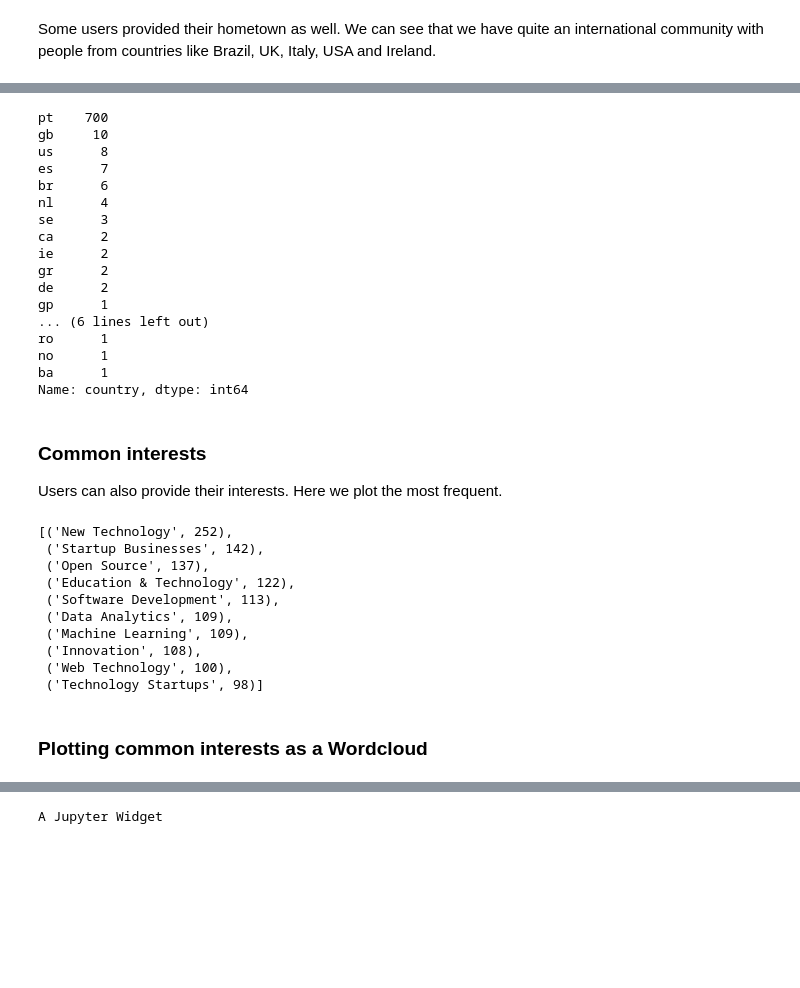
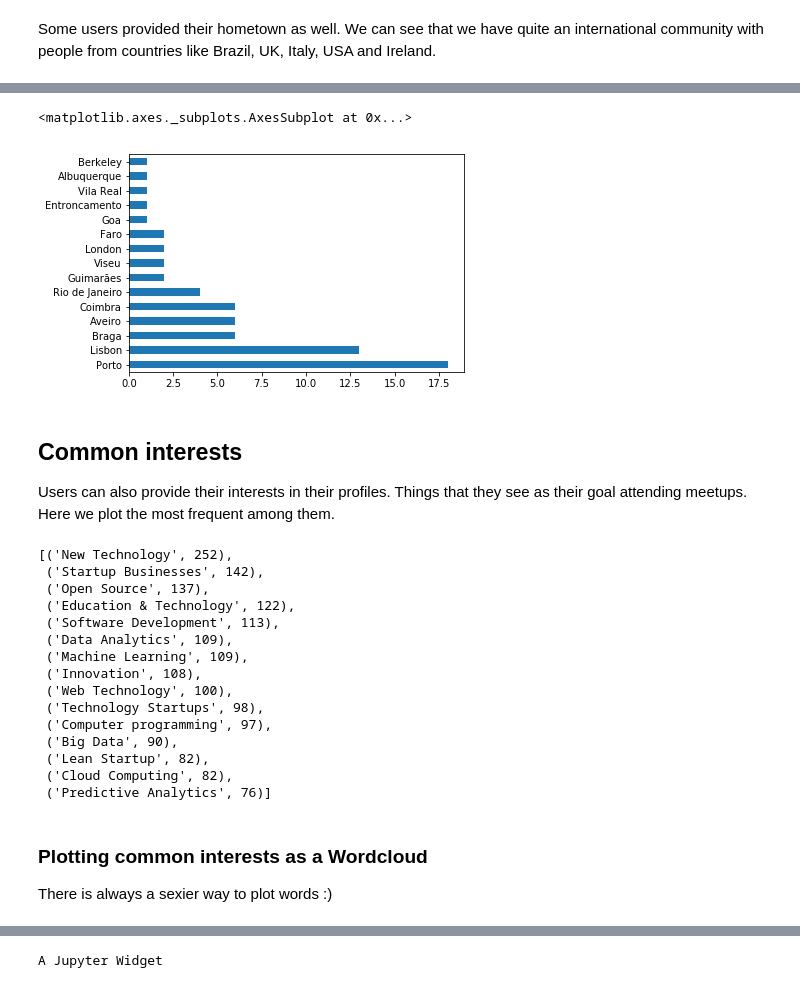
Before and after one commit to arianpasquali/datasciencept-meetup, a Jupyter notebook: dspt_meetup_dataanalysis.ipynb, the cells around one changed output, grey strips where cells are left out. Saved outputs shown, nothing was run; the diff lists cells and outputs as text; code cells hidden in the pictures; blank space fills up the shorter version.

```diff
--- a/dspt_meetup_dataanalysis.ipynb
+++ b/dspt_meetup_dataanalysis.ipynb
@@ -150,28 +151,24 @@ top_cities.plot(kind='bar')
-# %%
-print(df['country'].value_counts()[:])
-# %% [output]
-pt    700
-gb     10
-us      8
-es      7
-br      6
-nl      4
-se      3
-ca      2
-ie      2
-gr      2
-de      2
-gp      1
-... (6 lines left out)
-ro      1
-no      1
-ba      1
-Name: country, dtype: int64
+# %%
+# this method is here just fixing bad input values.
+# people tend to inform hometown and country all together.
+def fix_hometown_values(x):
+    if(type(x) is str):
+        x = x.replace(",","-")
+        x = x.split("-")[0]
+        x = x.strip()
+    return x
+
+df['hometown'] = df['hometown'].apply(lambda x: fix_hometown_values(x) )
+top_cities = df['hometown'].value_counts()[:15]
+top_cities.plot(kind='barh')
+# %% [output]
+<matplotlib.axes._subplots.AxesSubplot at 0x...>
+[figure, added]
 # %% [markdown]
-### Common interests
+## Common interests
 
-Users can also provide their interests.
-Here we plot the most frequent.
+Users can also provide their interests in their profiles. Things that they see as their goal attending meetups.
+Here we plot the most frequent among them.
 # %%
 all_topics = []
 
@@ -183,8 +180,9 @@ def flat_topics(row):
 
 df["flat_topics"] = df["topics"].apply(lambda x: flat_topics(x))
 
+# printing the top 15 most mentioned interests
 from collections import Counter
-Counter(all_topics).most_common(10)
+Counter(all_topics).most_common(15)
 # %% [output]
 [('New Technology', 252),
  ('Startup Businesses', 142),
@@ -195,9 +193,16 @@ Counter(all_topics).most_common(10)
  ('Machine Learning', 109),
  ('Innovation', 108),
  ('Web Technology', 100),
- ('Technology Startups', 98)]
+ ('Technology Startups', 98),
+ ('Computer programming', 97),
+ ('Big Data', 90),
+ ('Lean Startup', 82),
+ ('Cloud Computing', 82),
+ ('Predictive Analytics', 76)]
 # %% [markdown]
 ### Plotting common interests as a Wordcloud
+
+There is always a sexier way to plot words :)
 # %%
 from wordcloud import WordCloud
 
```
Also changed, not shown: parts of 23 cells of this notebook.
